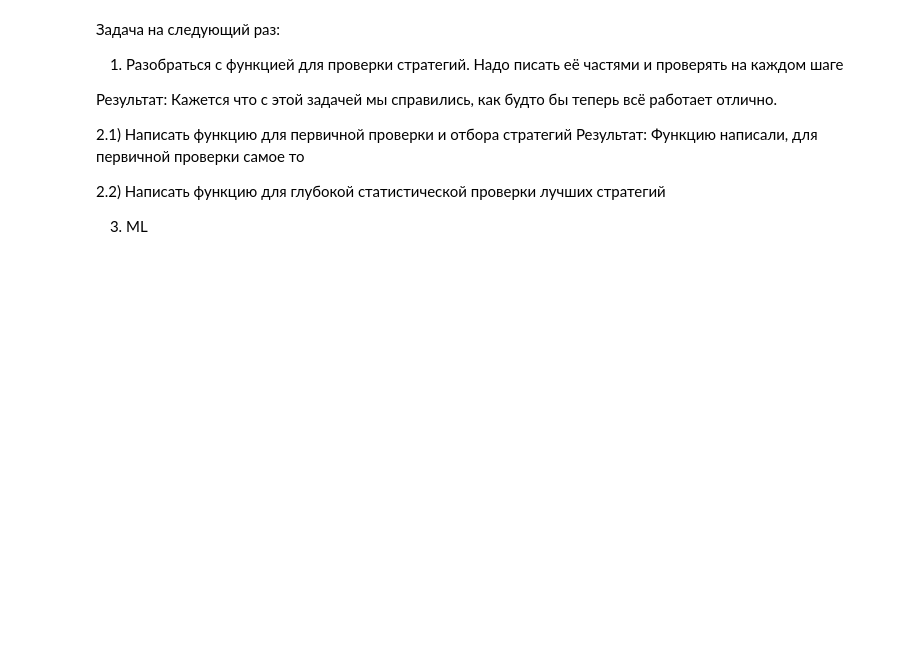
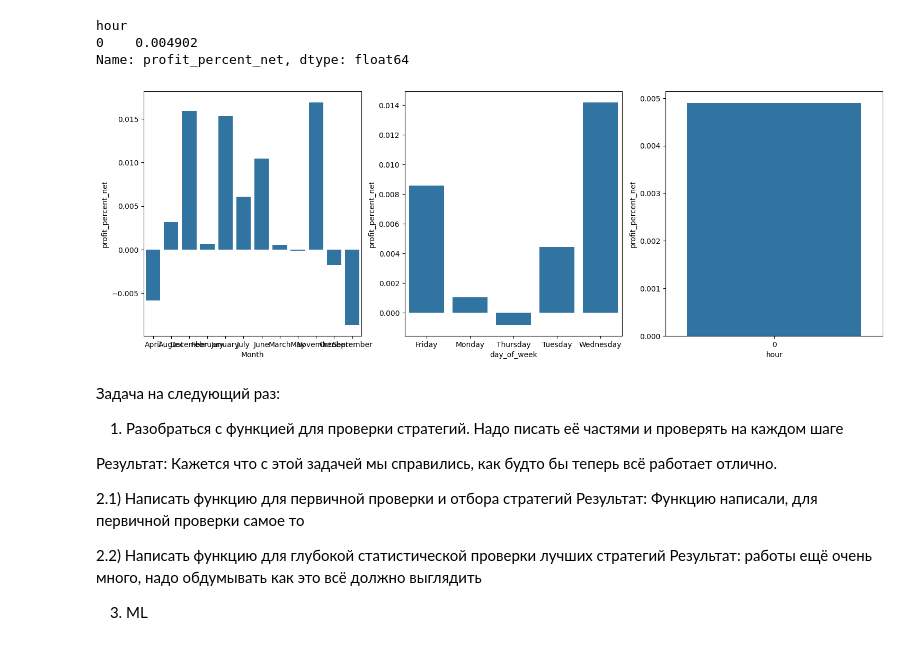
Before and after one commit to AlexKosuhin/AlgoTrading, a Jupyter notebook: Проект/Паттерн Бычье Поглощение.ipynb, the cells around one changed output. Drawn from its saved outputs; the diff is of its cells as text; code cells hidden in the pictures; blank space fills up the shorter version.

Commit message:
начали делать функцию для глубокого стат анализа

```diff
--- a/Проект/Паттерн Бычье Поглощение.ipynb
+++ b/Проект/Паттерн Бычье Поглощение.ipynb
@@ -459,3 +529,70 @@ res = compare_strategies(sber_result_strategies)
+# %%
+# Функция для глубокого статистического анализа паттернов
+def deep_statistics(data, indx, deep_analyze=1):
+    pr_percent_net = data.loc[indx, 'profit percent net']
+
+    # 1. Метрики распределения доходностей
+    Skewness = skew(pr_percent_net)
+    Kurtosis = kurtosis(pr_percent_net, fisher=True)
+    MIN = np.min(pr_percent_net)
+    q_1 = np.quantile(pr_percent_net, 0.01)
+    q_5 = np.quantile(pr_percent_net, 0.05)
+    q_25 = np.quantile(pr_percent_net, 0.25)
+    q_50 = np.quantile(pr_percent_net, 0.5)
+    q_75 = np.quantile(pr_percent_net, 0.75)
+    q_95 = np.quantile(pr_percent_net, 0.95)
+    q_99 = np.quantile(pr_percent_net, 0.99)
+    MAX = np.max(pr_percent_net)
+
+    # График
+    # sns.histplot(pr_percent_net)
+
+
+#     display(pd.Series({
+#     'Максимальная прибыль за сделку': np.round(MAX * 100, 2),
+#     '99%': np.round(q_99 * 100, 2),
+#     '95%': np.round(q_95 * 100, 2),
+#     '75%': np.round(q_75 * 100, 2),
+#     'Медиана (50%)': np.round(q_50 * 100, 2),
+#     '25%': np.round(q_25 * 100, 2),
+#     '5%': np.round(q_5 * 100, 2),
+#     '1%' : np.round(q_1 * 100, 2),
+#     'Максимальный убыток': np.round(MIN * 100, 2),
+#     'Ассиметрия (skewness)': np.round(Skewness, 2),
+#     'Эксцесс (kurtosis)': np.round(Kurtosis, 2)
+# }, name='Распределение сделок').to_frame())
+
+    # 2. Метрики последовательности сделок
+    # Автокорреляция
+    # plot_acf(pr_percent_net, zero=False)
+    Ljungbox = acorr_ljungbox(pr_percent_net, lags=np.arange(1, 20))
+    Ljungbox['Автокорреляция'] = Ljungbox['lb_pvalue'].apply(lambda x: 'ДА' if x <= 0.05 else 'НЕТ')
+    Ljungbox = Ljungbox.drop('lb_stat', axis=1).rename(columns={'lb_pvalue' : 'p_value'})
+    # display(Ljungbox)
+
+    # Анализ временных факторов
+    data_percent = pr_percent_net.to_frame().reset_index()
+    data_percent['time_N'] = pd.to_datetime(data_percent['time_N'])
+    data_percent['Month'] = data_percent['time_N'].dt.month_name()
+    data_percent['day_of_week'] = data_percent['time_N'].dt.day_name()
+    data_percent['hour'] = data_percent['time_N'].dt.hour
+    data_percent_group_month = data_percent.groupby('Month')['profit_percent_net'].mean()
+    data_percent_group_day_of_week = data_percent.groupby('day_of_week')['profit_percent_net'].mean()
+    data_percent_group_hour = data_percent.groupby('hour')['profit_percent_net'].mean()
+    fig, axes = plt.subplots(1, 3, figsize=(18, 6))
+    sns.barplot(data_percent_group_month, ax=axes[0])
+    sns.barplot(data_percent_group_day_of_week, ax=axes[1])
+    sns.barplot(data_percent_group_hour, ax=axes[2])
+
+
+    display(data_percent_group_hour)
+
+result_statistics = deep_statistics(res, 0)
+# %% [output]
+hour
+0    0.004902
+Name: profit_percent_net, dtype: float64
+[figure, added]
 # %% [markdown]
 Задача на следующий раз:
 
@@ -467,5 +604,6 @@ res = compare_strategies(sber_result_strategies)
 Результат: Функцию написали, для первичной проверки самое то
 
 2.2) Написать функцию для глубокой статистической проверки лучших стратегий
+Результат: работы ещё очень много, надо обдумывать как это всё должно выглядить
 
 3) ML
```
Also changed, not shown: parts of 13 cells of this notebook.
